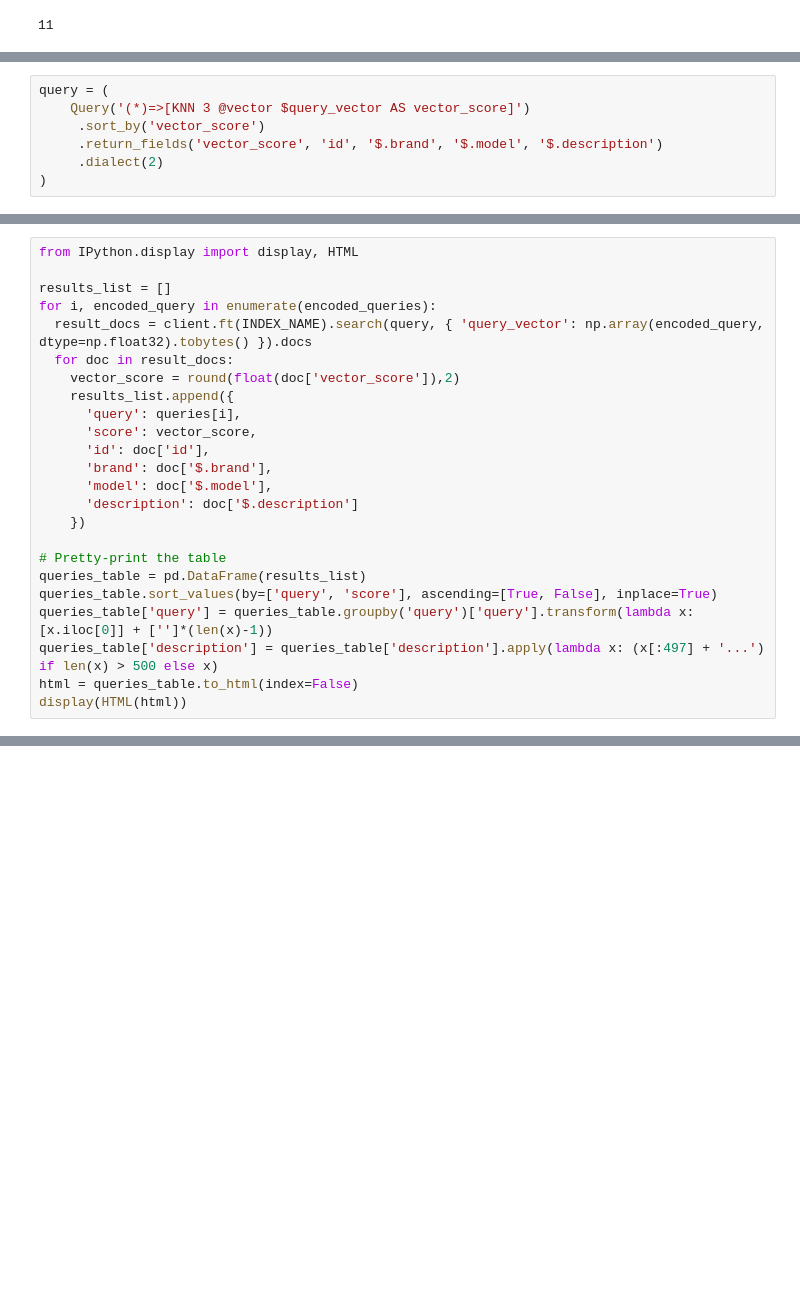
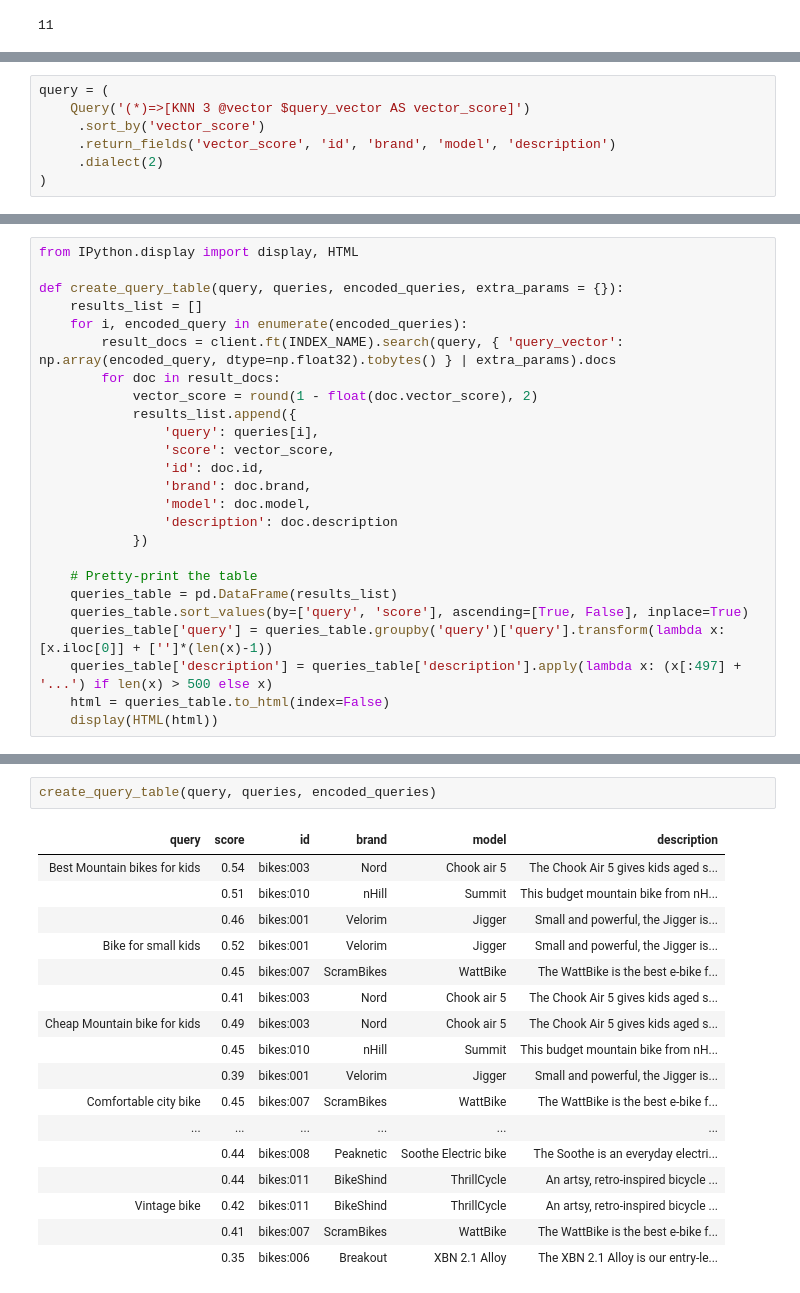
Before and after one commit to RedisVentures/redis-vss-getting-started, a Jupyter notebook: vector_similarity_with_redis.ipynb, the cells around one changed output, grey strips where cells are left out. Drawn from its saved outputs; the diff is of its cells as text; blank space fills up the shorter version.

```diff
--- a/vector_similarity_with_redis.ipynb
+++ b/vector_similarity_with_redis.ipynb
@@ -396,7 +418,7 @@ The syntax for vector similarity KNN queries is `(*)=>[vector_similarity_query>]
 query = (
     Query('(*)=>[KNN 3 @vector $query_vector AS vector_score]')
      .sort_by('vector_score')
-     .return_fields('vector_score', 'id', '$.brand', '$.model', '$.description')
+     .return_fields('vector_score', 'id', 'brand', 'model', 'description')
      .dialect(2)
 )
 # %% [markdown]
@@ -404,24 +434,25 @@ With the template for the query in place, we can use a bit of Python code to exe
 # %%
 from IPython.display import display, HTML
 
-results_list = []
-for i, encoded_query in enumerate(encoded_queries):
-  result_docs = client.ft(INDEX_NAME).search(query, { 'query_vector': np.array(encoded_query, dtype=np.float32).tobytes() }).docs
-  for doc in result_docs:
-    vector_score = round(float(doc['vector_score']),2)
-    results_list.append({
-      'query': queries[i],
-      'score': vector_score,
-      'id': doc['id'],
-      'brand': doc['$.brand'],
-      'model': doc['$.model'],
-      'description': doc['$.description']
-    })
+def create_query_table(query, queries, encoded_queries, extra_params = {}):
+    results_list = []
+    for i, encoded_query in enumerate(encoded_queries):
+        result_docs = client.ft(INDEX_NAME).search(query, { 'query_vector': np.array(encoded_query, dtype=np.float32).tobytes() } | extra_params).docs
+        for doc in result_docs:
+            vector_score = round(1 - float(doc.vector_score), 2)
+            results_list.append({
+                'query': queries[i],
+                'score': vector_score,
+                'id': doc.id,
+                'brand': doc.brand,
+                'model': doc.model,
+                'description': doc.description
+            })
 
-# Pretty-print the table
-queries_table = pd.DataFrame(results_list)
-queries_table.sort_values(by=['query', 'score'], ascending=[True, False], inplace=True)
-queries_table['query'] = queries_table.groupby('query')['query'].transform(lambda x: [x.iloc[0]] + ['']*(len(x)-1))
-queries_table['description'] = queries_table['description'].apply(lambda x: (x[:497] + '...') if len(x) > 500 else x)
-html = queries_table.to_html(index=False)
-display(HTML(html))
+    # Pretty-print the table
+    queries_table = pd.DataFrame(results_list)
+    queries_table.sort_values(by=['query', 'score'], ascending=[True, False], inplace=True)
+    queries_table['query'] = queries_table.groupby('query')['query'].transform(lambda x: [x.iloc[0]] + ['']*(len(x)-1))
+    queries_table['description'] = queries_table['description'].apply(lambda x: (x[:497] + '...') if len(x) > 500 else x)
+    html = queries_table.to_html(index=False)
+    display(HTML(html))
@@ -451,0 +465,20 @@ display(HTML(html))
+# %%
+create_query_table(query, queries, encoded_queries)
+# %% [output]
+| query | score | id | brand | model | description |
+| Best Mountain bikes for kids | 0.54 | bikes:003 | Nord | Chook air 5 | The Chook Air 5 gives kids aged s... |
+|  | 0.51 | bikes:010 | nHill | Summit | This budget mountain bike from nH... |
+|  | 0.46 | bikes:001 | Velorim | Jigger | Small and powerful, the Jigger is... |
+| Bike for small kids | 0.52 | bikes:001 | Velorim | Jigger | Small and powerful, the Jigger is... |
+|  | 0.45 | bikes:007 | ScramBikes | WattBike | The WattBike is the best e-bike f... |
+|  | 0.41 | bikes:003 | Nord | Chook air 5 | The Chook Air 5 gives kids aged s... |
+| Cheap Mountain bike for kids | 0.49 | bikes:003 | Nord | Chook air 5 | The Chook Air 5 gives kids aged s... |
+|  | 0.45 | bikes:010 | nHill | Summit | This budget mountain bike from nH... |
+|  | 0.39 | bikes:001 | Velorim | Jigger | Small and powerful, the Jigger is... |
+| Comfortable city bike | 0.45 | bikes:007 | ScramBikes | WattBike | The WattBike is the best e-bike f... |
+| ... | ... | ... | ... | ... | ... |
+|  | 0.44 | bikes:008 | Peaknetic | Soothe Electric bike | The Soothe is an everyday electri... |
+|  | 0.44 | bikes:011 | BikeShind | ThrillCycle | An artsy, retro-inspired bicycle ... |
+| Vintage bike | 0.42 | bikes:011 | BikeShind | ThrillCycle | An artsy, retro-inspired bicycle ... |
+|  | 0.41 | bikes:007 | ScramBikes | WattBike | The WattBike is the best e-bike f... |
+|  | 0.35 | bikes:006 | Breakout | XBN 2.1 Alloy | The XBN 2.1 Alloy is our entry-le... |
```
Also changed, not shown: parts of 55 cells of this notebook, 3 other files.
